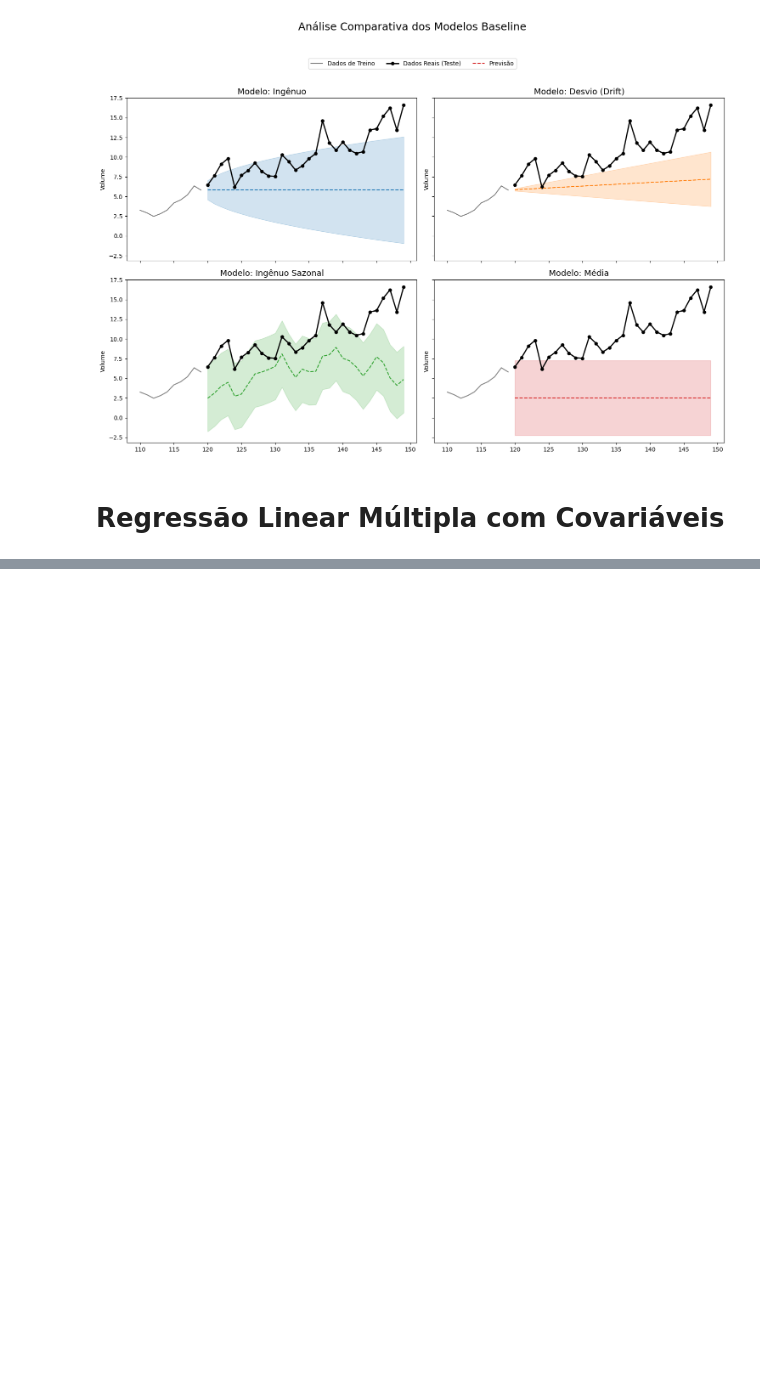
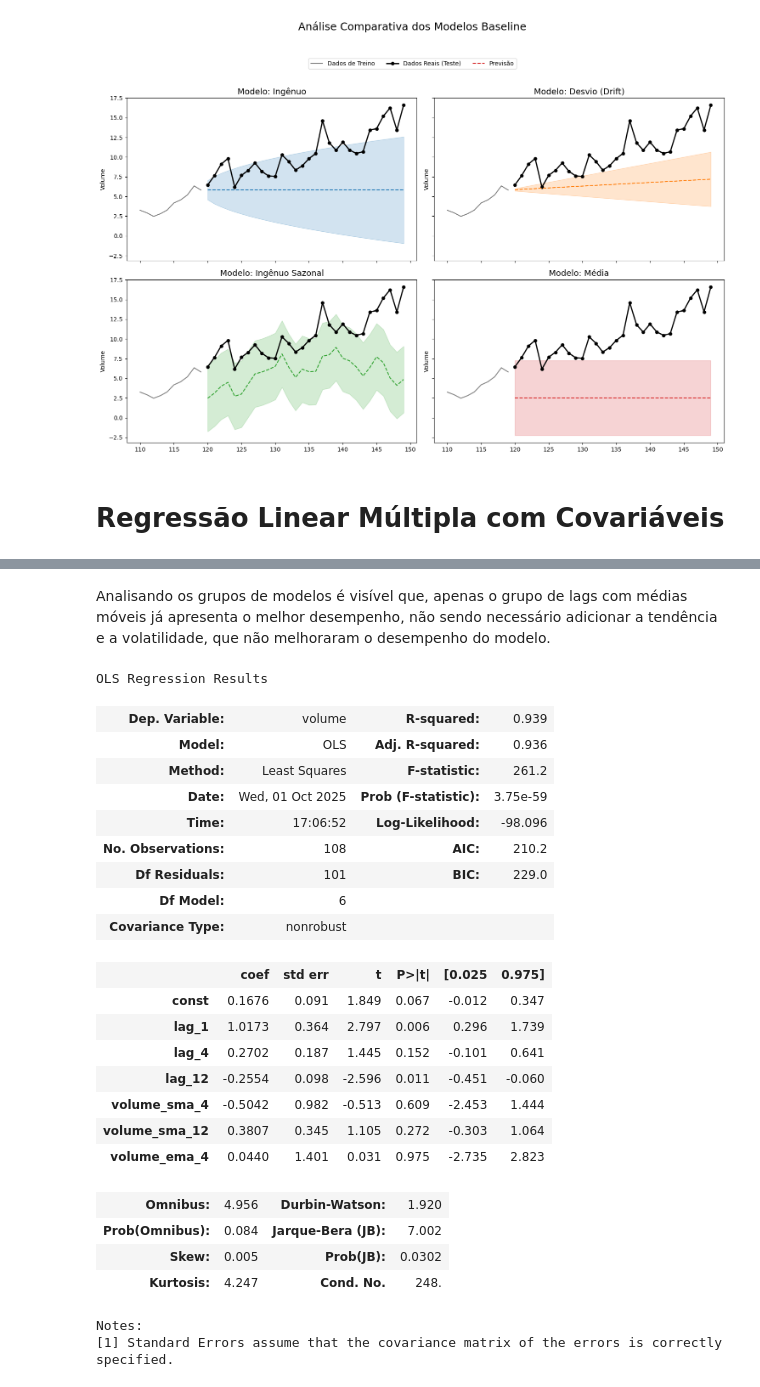
Before and after one commit to PedroPHC25/Time-Series-A1, a Jupyter notebook: relatorio.ipynb, the cells around one changed output, grey strips where cells are left out. Drawn from its saved outputs; the diff is of its cells as text; code cells hidden in the pictures; blank space fills up the shorter version.

```diff
--- a/relatorio.ipynb
+++ b/relatorio.ipynb
@@ -853,0 +716,29 @@ Por fim, visualizamos os resultados dos modelos, que apresentaram um desempenho
+# %% [markdown]
+Analisando os grupos de modelos é visível que, apenas o grupo de lags com médias móveis já apresenta o melhor desempenho, não sendo necessário adicionar a tendência e a volatilidade, que não melhoraram o desempenho do modelo.
+# %%
+models["Lags + Médias Móveis"].summary()
+# %% [output]
+OLS Regression Results
+| Dep. Variable: | volume | R-squared: | 0.939 |
+| Model: | OLS | Adj. R-squared: | 0.936 |
+| Method: | Least Squares | F-statistic: | 261.2 |
+| Date: | Wed, 01 Oct 2025 | Prob (F-statistic): | 3.75e-59 |
+| Time: | 17:06:52 | Log-Likelihood: | -98.096 |
+| No. Observations: | 108 | AIC: | 210.2 |
+| Df Residuals: | 101 | BIC: | 229.0 |
+| Df Model: | 6 |  |  |
+| Covariance Type: | nonrobust |  |  |
+|  | coef | std err | t | P>|t| | [0.025 | 0.975] |
+| const | 0.1676 | 0.091 | 1.849 | 0.067 | -0.012 | 0.347 |
+| lag_1 | 1.0173 | 0.364 | 2.797 | 0.006 | 0.296 | 1.739 |
+| lag_4 | 0.2702 | 0.187 | 1.445 | 0.152 | -0.101 | 0.641 |
+| lag_12 | -0.2554 | 0.098 | -2.596 | 0.011 | -0.451 | -0.060 |
+| volume_sma_4 | -0.5042 | 0.982 | -0.513 | 0.609 | -2.453 | 1.444 |
+| volume_sma_12 | 0.3807 | 0.345 | 1.105 | 0.272 | -0.303 | 1.064 |
+| volume_ema_4 | 0.0440 | 1.401 | 0.031 | 0.975 | -2.735 | 2.823 |
+| Omnibus: | 4.956 | Durbin-Watson: | 1.920 |
+| Prob(Omnibus): | 0.084 | Jarque-Bera (JB): | 7.002 |
+| Skew: | 0.005 | Prob(JB): | 0.0302 |
+| Kurtosis: | 4.247 | Cond. No. | 248. |
+Notes:
+[1] Standard Errors assume that the covariance matrix of the errors is correctly specified.
```
Also changed, not shown: parts of 48 cells of this notebook.
